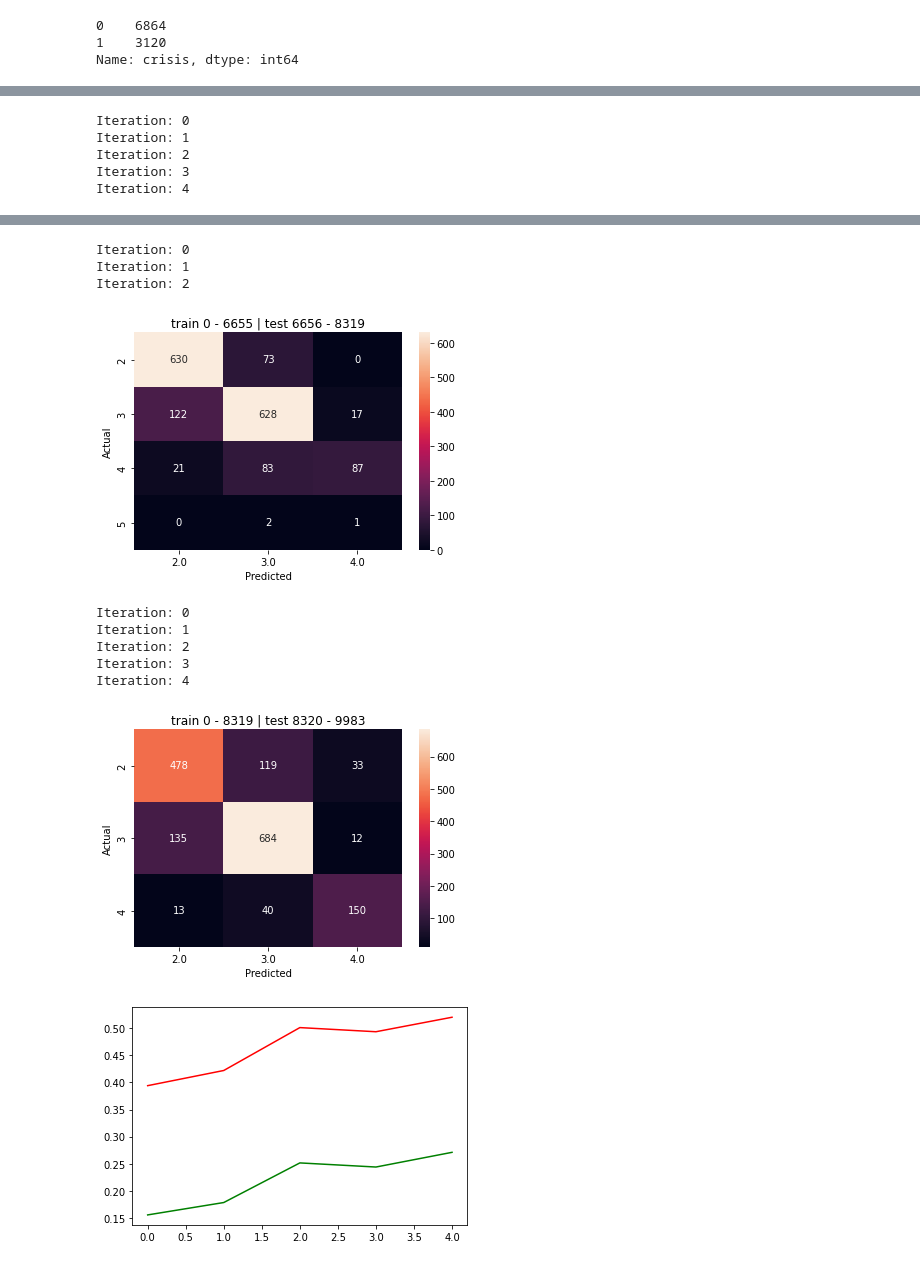
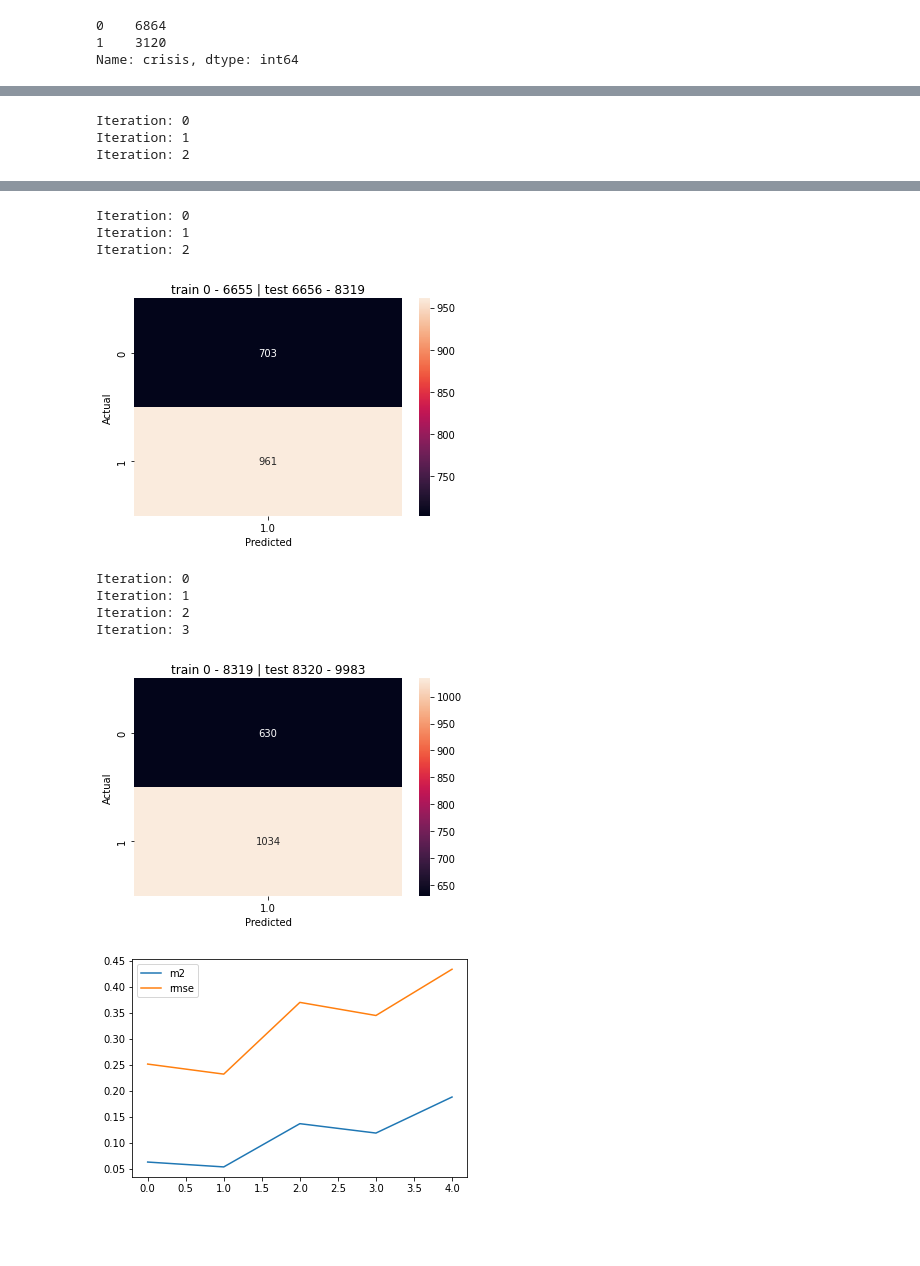
Before and after one commit to jdobladez/JBG060-group9, a Jupyter notebook: RandomForestClassifier.ipynb, the cells around one changed output, grey strips where cells are left out. Saved outputs shown, nothing was run; the diff lists cells and outputs as text; code cells hidden in the pictures; blank space fills up the shorter version.

```diff
--- a/RandomForestClassifier.ipynb
+++ b/RandomForestClassifier.ipynb
@@ -275,7 +275,7 @@ for train_index, val_index in cv.split(X): # Loop over the different training-te
     accuracy_values.append(accuracy)
 
     plt.title('train %s - %s | test %s - %s' % (train_index[0], train_index[-1], val_index[0], val_index[-1]))
-    plot_ConfusionMatrix(prediction = y_pred, true = y_val['crisis']) # Plot confusion matrix
+    plot_ConfusionMatrix(prediction = y_pred, true = y_val['crisis'], binary=True) # Plot confusion matrix
 
     print (classification_report(y_val,y_pred))
 
@@ -361,21 +301,0 @@ Mean Accuracy: 0.898558
-# %%
-from sklearn.model_selection import train_test_split
-
-X_train, X_test, y_train, y_val = train_test_split(X, y, test_size=0.33, shuffle=True, random_state=42)
-
-X_train_imputed = imputer.fit_transform(X_train.values)
-X_test_imputed = imputer.fit_transform(X_test.values)
-
-rf_classifier = RandomForestClassifier(n_estimators=100, random_state=42)
-results = rf_classifier.fit(X=X_train_imputed, y=np.ravel(y_train))
-
-rf_classifier.feature_names_in_ = list(X.columns)
-
-# Predict on the test data
-y_pred = rf_classifier.predict(X_test_imputed)
-
-accuracy = accuracy_score(y_val, y_pred)
-print(accuracy)
-print(classification_report(y_val,y_pred))
-plt.title('train %s - %s | test %s - %s' % (train_index[0], train_index[-1], val_index[0], val_index[-1]))
-plot_ConfusionMatrix(prediction = y_pred, true = y_val['ipc']) # Plot confusion matrix
@@ -523,9 +423,11 @@ for train_index, val_index in cv.split(X): # Loop over the different training-te
     rmserf.append(rmse)
 
     plt.title('train %s - %s | test %s - %s' % (train_index[0], train_index[-1], val_index[0], val_index[-1]))
-    plot_ConfusionMatrix(prediction = y_pred, true = y_val['ipc']) # Plot confusion matrix
+    plot_ConfusionMatrix(prediction = y_pred, true = y_val['crisis'], binary=True) # Plot confusion matrix
 
-plt.plot(msquaredrf, 'g', rmserf, 'r')
+plt.plot(msquaredrf)
+plt.plot(rmserf)
+plt.legend(['m2', 'rmse'])
 plt.show()
 # %% [output]
 Iteration: 0
@@ -585,9 +484,11 @@ for train_index, val_index in cv.split(X): # Loop over the different training-te
     rmsegb.append(rmse)
 
     plt.title('train %s - %s | test %s - %s' % (train_index[0], train_index[-1], val_index[0], val_index[-1]))
-    plot_ConfusionMatrix(prediction = y_pred, true = y_val['ipc']) # Plot confusion matrix
+    plot_ConfusionMatrix(prediction = y_pred, true = y_val['crisis'], binary=True) # Plot confusion matrix
 
-plt.plot(msquaredgb, 'g', rmsegb, 'r')
+plt.plot(msquaredrf)
+plt.plot(rmserf)
+plt.legend(['m2', 'rmse'])
 plt.show()
 # %% [output]
 Iteration: 0
@@ -602,5 +502,3 @@ Iteration: 3
 Iteration: 0
 Iteration: 1
 Iteration: 2
-Iteration: 3
-Iteration: 4
@@ -608,14 +506,13 @@ Iteration: 4
 Iteration: 0
 Iteration: 1
 Iteration: 2
-[figure, old version]
+[figure, new version]
 Iteration: 0
 Iteration: 1
 Iteration: 2
 Iteration: 3
-Iteration: 4
-[figure, old version]
+[figure, new version]
-[figure, old version]
+[figure, new version]
 # %%
 # Initinalize empty lists to score scores
 accuracy_values = list()
```
Also changed, not shown: parts of 8 cells of this notebook, 1 other file.
